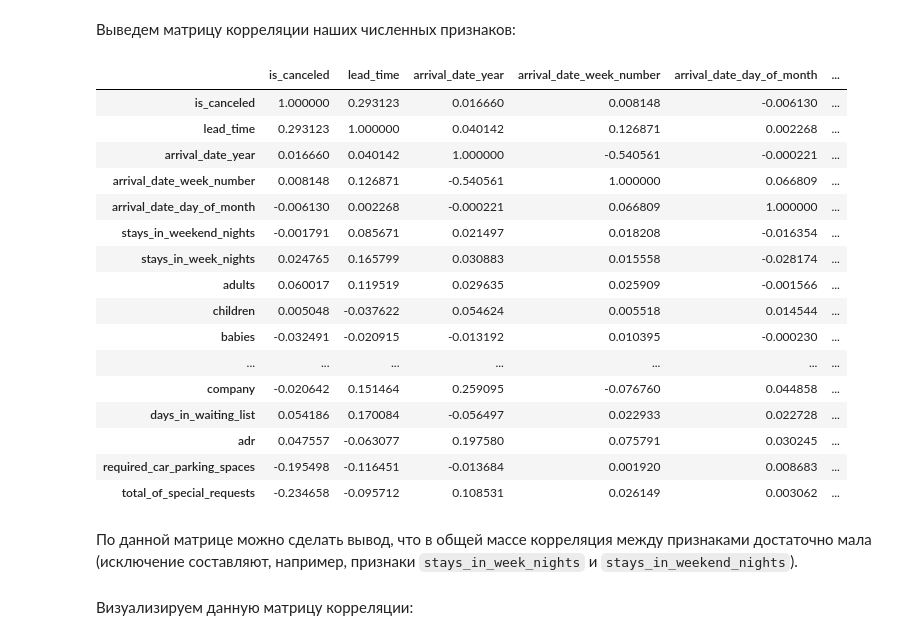
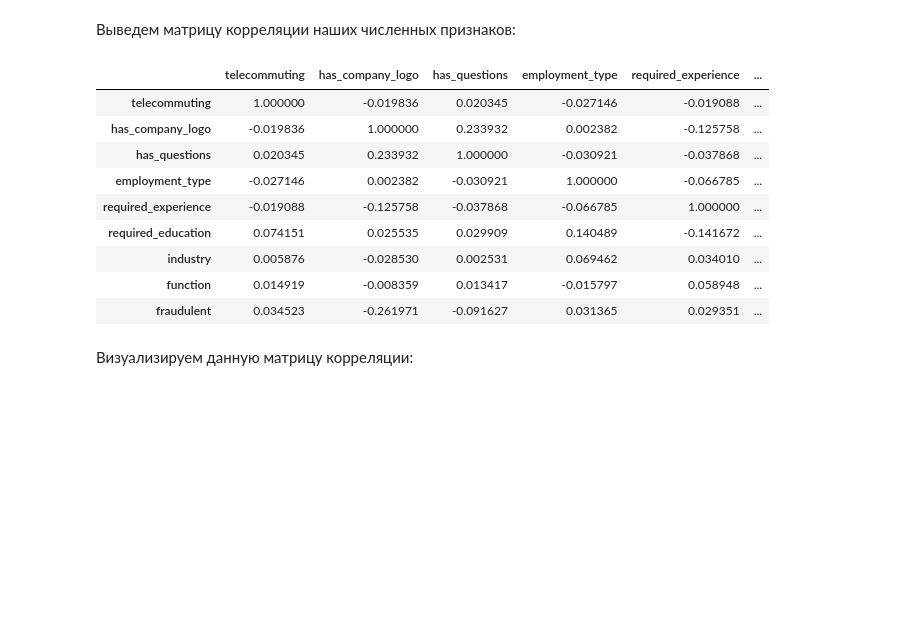
Before and after one commit to multifacs/MachineLearning, a Jupyter notebook: Fake_Jobs.ipynb, the cells around one changed output. Cells and saved outputs as stored; diff of their text form; code cells hidden in the pictures; blank space fills up the shorter version.

```diff
--- a/Fake_Jobs.ipynb
+++ b/Fake_Jobs.ipynb
@@ -18,6 +30,6 @@ import pandas as pd
 # %% [markdown]
 Считываем dataset и выводим его содержимое, для наглядности, на экран:
 # %%
-data = pd.read_csv('./hotel_booking.csv', sep = ',', header=0, engine = 'python')
+data = pd.read_csv('/content/drive/MyDrive/ML/fake_job_postings.csv')
 data
 # %% [output]
@@ -178,27 +208,18 @@ data.describe(include = 'all')
 # %% [markdown]
 Выведем матрицу корреляции наших численных признаков:
 # %%
-data.corr(numeric_only=True)
+data.corr()
 # %% [output]
-|  | is_canceled | lead_time | arrival_date_year | arrival_date_week_number | arrival_date_day_of_month | ... |
-| is_canceled | 1.000000 | 0.293123 | 0.016660 | 0.008148 | -0.006130 | ... |
-| lead_time | 0.293123 | 1.000000 | 0.040142 | 0.126871 | 0.002268 | ... |
-| arrival_date_year | 0.016660 | 0.040142 | 1.000000 | -0.540561 | -0.000221 | ... |
-| arrival_date_week_number | 0.008148 | 0.126871 | -0.540561 | 1.000000 | 0.066809 | ... |
-| arrival_date_day_of_month | -0.006130 | 0.002268 | -0.000221 | 0.066809 | 1.000000 | ... |
-| stays_in_weekend_nights | -0.001791 | 0.085671 | 0.021497 | 0.018208 | -0.016354 | ... |
-| stays_in_week_nights | 0.024765 | 0.165799 | 0.030883 | 0.015558 | -0.028174 | ... |
-| adults | 0.060017 | 0.119519 | 0.029635 | 0.025909 | -0.001566 | ... |
-| children | 0.005048 | -0.037622 | 0.054624 | 0.005518 | 0.014544 | ... |
-| babies | -0.032491 | -0.020915 | -0.013192 | 0.010395 | -0.000230 | ... |
-| ... | ... | ... | ... | ... | ... | ... |
-| company | -0.020642 | 0.151464 | 0.259095 | -0.076760 | 0.044858 | ... |
-| days_in_waiting_list | 0.054186 | 0.170084 | -0.056497 | 0.022933 | 0.022728 | ... |
-| adr | 0.047557 | -0.063077 | 0.197580 | 0.075791 | 0.030245 | ... |
-| required_car_parking_spaces | -0.195498 | -0.116451 | -0.013684 | 0.001920 | 0.008683 | ... |
-| total_of_special_requests | -0.234658 | -0.095712 | 0.108531 | 0.026149 | 0.003062 | ... |
+|  | telecommuting | has_company_logo | has_questions | employment_type | required_experience | ... |
+| telecommuting | 1.000000 | -0.019836 | 0.020345 | -0.027146 | -0.019088 | ... |
+| has_company_logo | -0.019836 | 1.000000 | 0.233932 | 0.002382 | -0.125758 | ... |
+| has_questions | 0.020345 | 0.233932 | 1.000000 | -0.030921 | -0.037868 | ... |
+| employment_type | -0.027146 | 0.002382 | -0.030921 | 1.000000 | -0.066785 | ... |
+| required_experience | -0.019088 | -0.125758 | -0.037868 | -0.066785 | 1.000000 | ... |
+| required_education | 0.074151 | 0.025535 | 0.029909 | 0.140489 | -0.141672 | ... |
+| industry | 0.005876 | -0.028530 | 0.002531 | 0.069462 | 0.034010 | ... |
+| function | 0.014919 | -0.008359 | 0.013417 | -0.015797 | 0.058948 | ... |
+| fraudulent | 0.034523 | -0.261971 | -0.091627 | 0.031365 | 0.029351 | ... |
-# %% [markdown]
-По данной матрице можно сделать вывод, что в общей массе корреляция между признаками достаточно мала (исключение составляют, например, признаки `stays_in_week_nights` и `stays_in_weekend_nights`).
 # %% [markdown]
 Визуализируем данную матрицу корреляции:
 # %%
```
Also changed, not shown: parts of 79 cells of this notebook.
